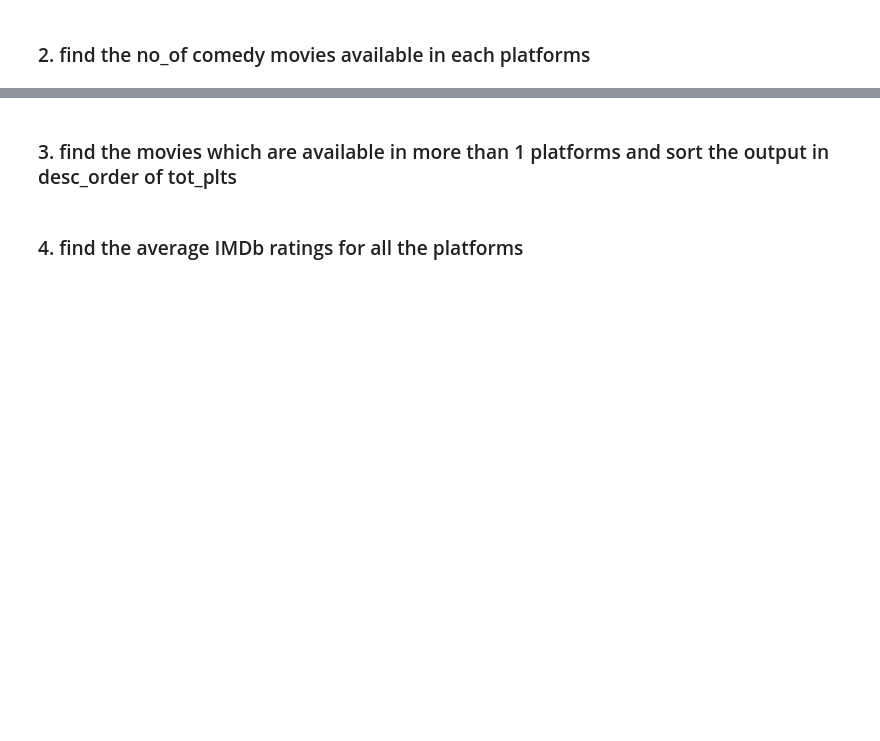
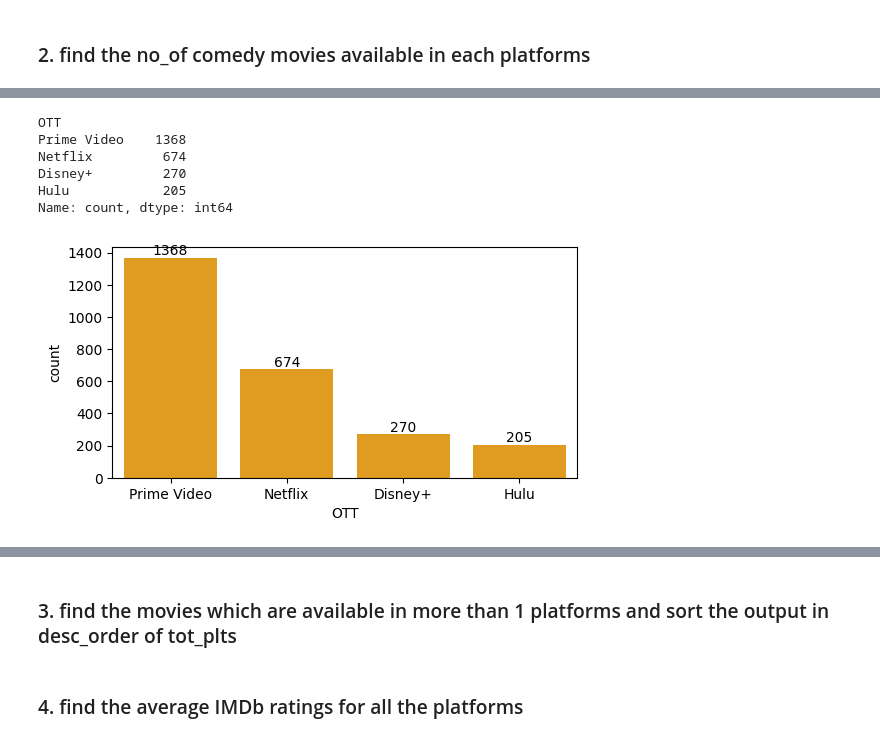
Before and after one commit to Aakashdoraisamy/python-data-science, a Jupyter notebook: Python_Libraries/pandas/movies/movies.ipynb, the cells around one changed output, grey strips where cells are left out. Cells and saved outputs as stored; diff of their text form; code cells hidden in the pictures; blank space fills up the shorter version.

```diff
--- a/Python_Libraries/pandas/movies/movies.ipynb
+++ b/Python_Libraries/pandas/movies/movies.ipynb
@@ -216,0 +262,18 @@ df
+# %%
+plt_df.loc[plt_df['Genres'].str.contains('Comedy',case=False),'OTT'].value_counts()
+# %% [output]
+OTT
+Prime Video    1368
+Netflix         674
+Disney+         270
+Hulu            205
+Name: count, dtype: int64
+# %%
+res = plt_df.loc[plt_df['Genres'].str.contains('Comedy',case=False),'OTT'].value_counts()
+plt.figure(figsize=(6,3))
+res_df = res.reset_index(name='count')
+c = sns.barplot(x='OTT', y='count', data=res_df, color='orange')
+c.bar_label(c.containers[0])
+plt.show()
+# %% [output]
+[figure, added]
```
Also changed, not shown: parts of 24 cells of this notebook.
